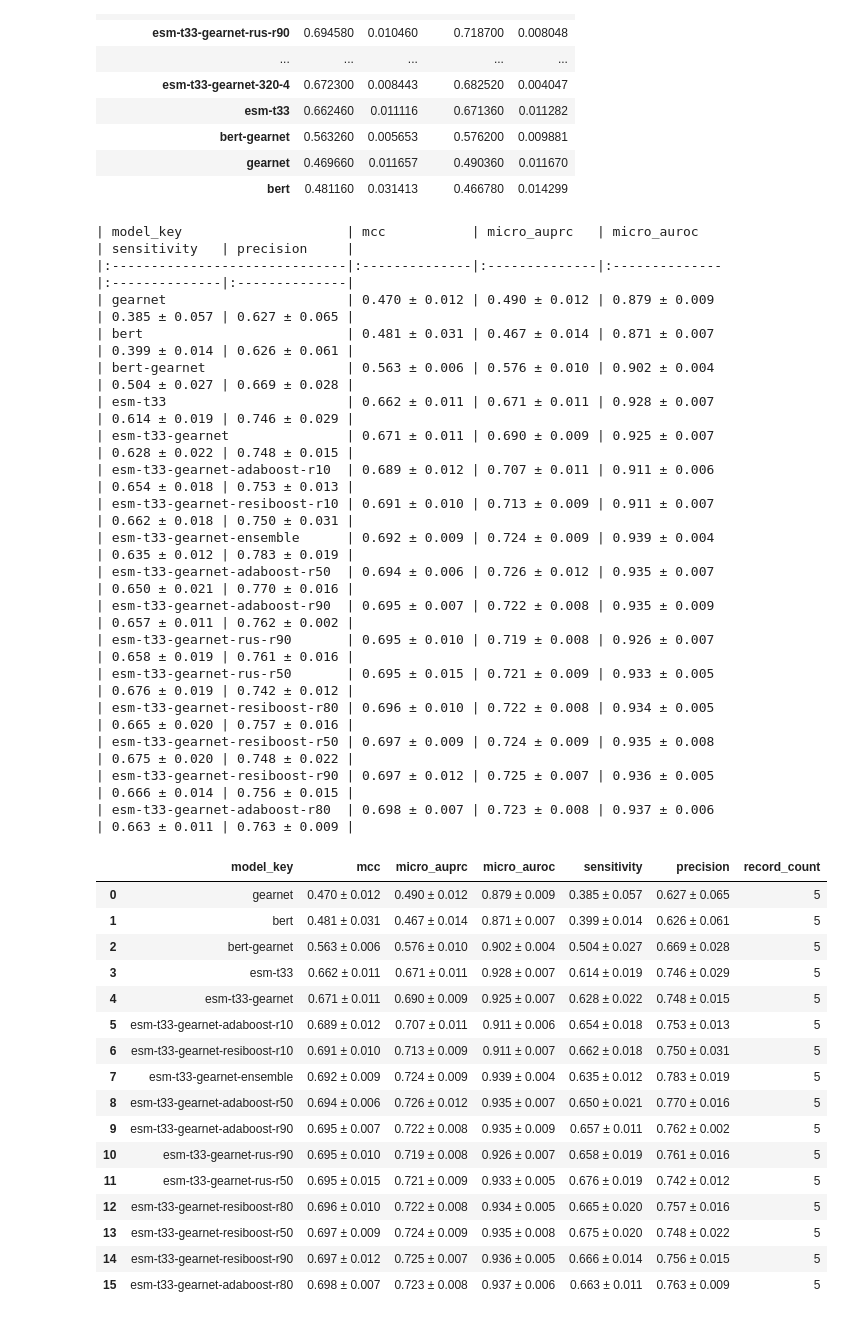
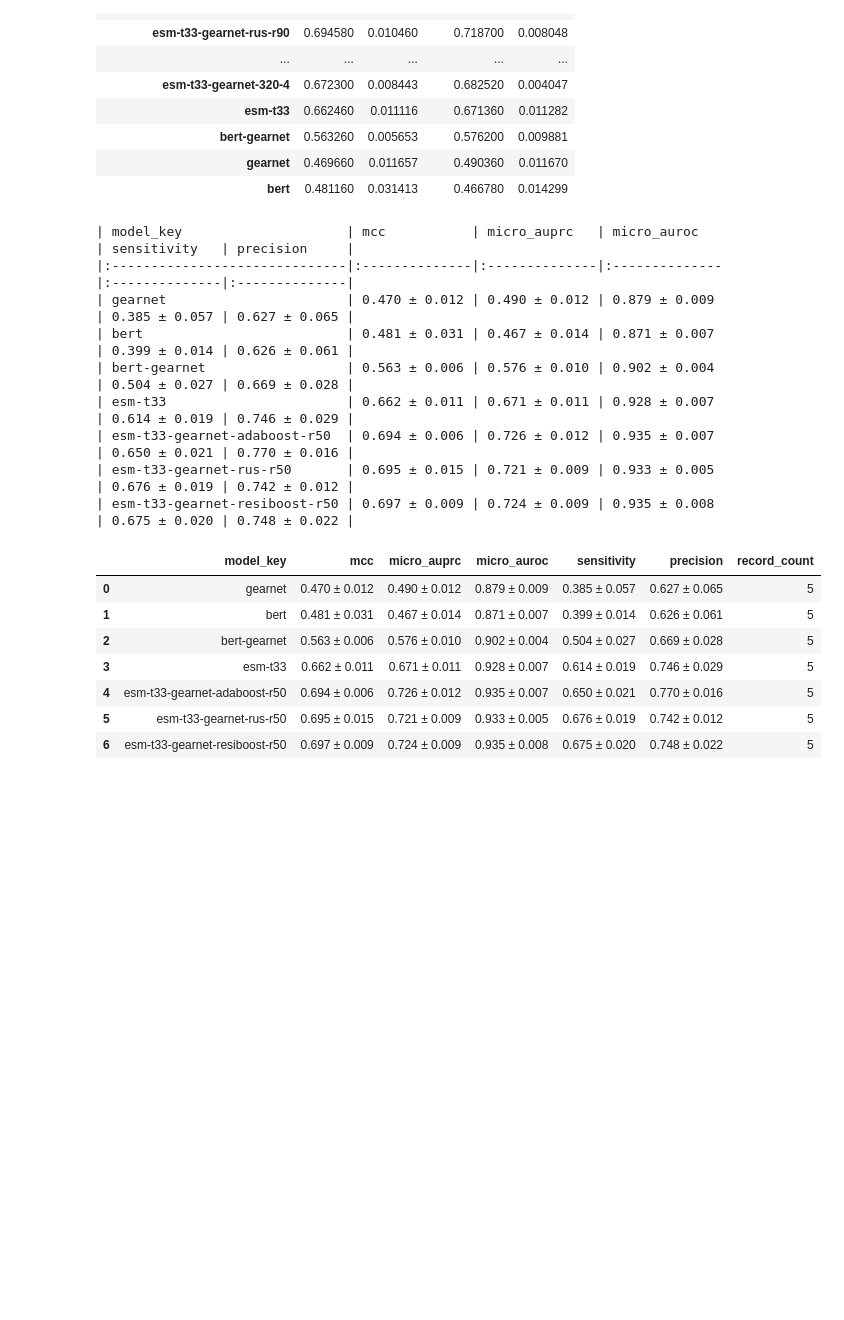
Before and after one commit to dlwocks31/MultiviewATPBind, a Jupyter notebook: result/analysis_atp.ipynb, the cells around one changed output. Drawn from its saved outputs; the diff is of its cells as text; code cells hidden in the pictures; blank space fills up the shorter version.

Commit message:
gvp model debugging

```diff
--- a/result/analysis_atp.ipynb
+++ b/result/analysis_atp.ipynb
@@ -115,52 +115,33 @@ df.groupby('model_key').agg({'mcc': ['mean', 'std'], 'micro_auprc': [
 | bert | 0.481160 | 0.031413 | 0.466780 | 0.014299 |
 # %%
 df_final = df[
-    (df['model_key'].str.startswith('esm-t33-gearnet') &
+    (df['model_key'].str.startswith('esm-t33-gearnet') & df['model_key'].str.endswith('r50') &
      ~df['model_key'].str.startswith('esm-t33-gearnet-800') &
      ~df['model_key'].str.startswith('esm-t33-gearnet-320') &
      ~df['model_key'].str.startswith('esm-t33-gearnet-640') &
      ~df['model_key'].str.startswith('esm-t33-gearnet-960')) |
     (df['model_key'] == 'gearnet') |
     (df['model_key'] == 'bert') |
     (df['model_key'] == 'bert-gearnet') |
     (df['model_key'] == 'esm-t33')
 ]
 
-
 get_stat_df(df_final)
 # %% [output]
 | model_key                     | mcc           | micro_auprc   | micro_auroc   | sensitivity   | precision     |
 |:------------------------------|:--------------|:--------------|:--------------|:--------------|:--------------|
 | gearnet                       | 0.470 ± 0.012 | 0.490 ± 0.012 | 0.879 ± 0.009 | 0.385 ± 0.057 | 0.627 ± 0.065 |
 | bert                          | 0.481 ± 0.031 | 0.467 ± 0.014 | 0.871 ± 0.007 | 0.399 ± 0.014 | 0.626 ± 0.061 |
 | bert-gearnet                  | 0.563 ± 0.006 | 0.576 ± 0.010 | 0.902 ± 0.004 | 0.504 ± 0.027 | 0.669 ± 0.028 |
 | esm-t33                       | 0.662 ± 0.011 | 0.671 ± 0.011 | 0.928 ± 0.007 | 0.614 ± 0.019 | 0.746 ± 0.029 |
-| esm-t33-gearnet               | 0.671 ± 0.011 | 0.690 ± 0.009 | 0.925 ± 0.007 | 0.628 ± 0.022 | 0.748 ± 0.015 |
-| esm-t33-gearnet-adaboost-r10  | 0.689 ± 0.012 | 0.707 ± 0.011 | 0.911 ± 0.006 | 0.654 ± 0.018 | 0.753 ± 0.013 |
-| esm-t33-gearnet-resiboost-r10 | 0.691 ± 0.010 | 0.713 ± 0.009 | 0.911 ± 0.007 | 0.662 ± 0.018 | 0.750 ± 0.031 |
-| esm-t33-gearnet-ensemble      | 0.692 ± 0.009 | 0.724 ± 0.009 | 0.939 ± 0.004 | 0.635 ± 0.012 | 0.783 ± 0.019 |
 | esm-t33-gearnet-adaboost-r50  | 0.694 ± 0.006 | 0.726 ± 0.012 | 0.935 ± 0.007 | 0.650 ± 0.021 | 0.770 ± 0.016 |
-| esm-t33-gearnet-adaboost-r90  | 0.695 ± 0.007 | 0.722 ± 0.008 | 0.935 ± 0.009 | 0.657 ± 0.011 | 0.762 ± 0.002 |
-| esm-t33-gearnet-rus-r90       | 0.695 ± 0.010 | 0.719 ± 0.008 | 0.926 ± 0.007 | 0.658 ± 0.019 | 0.761 ± 0.016 |
 | esm-t33-gearnet-rus-r50       | 0.695 ± 0.015 | 0.721 ± 0.009 | 0.933 ± 0.005 | 0.676 ± 0.019 | 0.742 ± 0.012 |
-| esm-t33-gearnet-resiboost-r80 | 0.696 ± 0.010 | 0.722 ± 0.008 | 0.934 ± 0.005 | 0.665 ± 0.020 | 0.757 ± 0.016 |
 | esm-t33-gearnet-resiboost-r50 | 0.697 ± 0.009 | 0.724 ± 0.009 | 0.935 ± 0.008 | 0.675 ± 0.020 | 0.748 ± 0.022 |
-| esm-t33-gearnet-resiboost-r90 | 0.697 ± 0.012 | 0.725 ± 0.007 | 0.936 ± 0.005 | 0.666 ± 0.014 | 0.756 ± 0.015 |
-| esm-t33-gearnet-adaboost-r80  | 0.698 ± 0.007 | 0.723 ± 0.008 | 0.937 ± 0.006 | 0.663 ± 0.011 | 0.763 ± 0.009 |
 |  | model_key | mcc | micro_auprc | micro_auroc | sensitivity | precision | record_count |
 | 0 | gearnet | 0.470 ± 0.012 | 0.490 ± 0.012 | 0.879 ± 0.009 | 0.385 ± 0.057 | 0.627 ± 0.065 | 5 |
 | 1 | bert | 0.481 ± 0.031 | 0.467 ± 0.014 | 0.871 ± 0.007 | 0.399 ± 0.014 | 0.626 ± 0.061 | 5 |
 | 2 | bert-gearnet | 0.563 ± 0.006 | 0.576 ± 0.010 | 0.902 ± 0.004 | 0.504 ± 0.027 | 0.669 ± 0.028 | 5 |
 | 3 | esm-t33 | 0.662 ± 0.011 | 0.671 ± 0.011 | 0.928 ± 0.007 | 0.614 ± 0.019 | 0.746 ± 0.029 | 5 |
-| 4 | esm-t33-gearnet | 0.671 ± 0.011 | 0.690 ± 0.009 | 0.925 ± 0.007 | 0.628 ± 0.022 | 0.748 ± 0.015 | 5 |
-| 5 | esm-t33-gearnet-adaboost-r10 | 0.689 ± 0.012 | 0.707 ± 0.011 | 0.911 ± 0.006 | 0.654 ± 0.018 | 0.753 ± 0.013 | 5 |
-| 6 | esm-t33-gearnet-resiboost-r10 | 0.691 ± 0.010 | 0.713 ± 0.009 | 0.911 ± 0.007 | 0.662 ± 0.018 | 0.750 ± 0.031 | 5 |
-| 7 | esm-t33-gearnet-ensemble | 0.692 ± 0.009 | 0.724 ± 0.009 | 0.939 ± 0.004 | 0.635 ± 0.012 | 0.783 ± 0.019 | 5 |
-| 8 | esm-t33-gearnet-adaboost-r50 | 0.694 ± 0.006 | 0.726 ± 0.012 | 0.935 ± 0.007 | 0.650 ± 0.021 | 0.770 ± 0.016 | 5 |
-| 9 | esm-t33-gearnet-adaboost-r90 | 0.695 ± 0.007 | 0.722 ± 0.008 | 0.935 ± 0.009 | 0.657 ± 0.011 | 0.762 ± 0.002 | 5 |
-| 10 | esm-t33-gearnet-rus-r90 | 0.695 ± 0.010 | 0.719 ± 0.008 | 0.926 ± 0.007 | 0.658 ± 0.019 | 0.761 ± 0.016 | 5 |
-| 11 | esm-t33-gearnet-rus-r50 | 0.695 ± 0.015 | 0.721 ± 0.009 | 0.933 ± 0.005 | 0.676 ± 0.019 | 0.742 ± 0.012 | 5 |
-| 12 | esm-t33-gearnet-resiboost-r80 | 0.696 ± 0.010 | 0.722 ± 0.008 | 0.934 ± 0.005 | 0.665 ± 0.020 | 0.757 ± 0.016 | 5 |
-| 13 | esm-t33-gearnet-resiboost-r50 | 0.697 ± 0.009 | 0.724 ± 0.009 | 0.935 ± 0.008 | 0.675 ± 0.020 | 0.748 ± 0.022 | 5 |
-| 14 | esm-t33-gearnet-resiboost-r90 | 0.697 ± 0.012 | 0.725 ± 0.007 | 0.936 ± 0.005 | 0.666 ± 0.014 | 0.756 ± 0.015 | 5 |
-| 15 | esm-t33-gearnet-adaboost-r80 | 0.698 ± 0.007 | 0.723 ± 0.008 | 0.937 ± 0.006 | 0.663 ± 0.011 | 0.763 ± 0.009 | 5 |
+| 4 | esm-t33-gearnet-adaboost-r50 | 0.694 ± 0.006 | 0.726 ± 0.012 | 0.935 ± 0.007 | 0.650 ± 0.021 | 0.770 ± 0.016 | 5 |
+| 5 | esm-t33-gearnet-rus-r50 | 0.695 ± 0.015 | 0.721 ± 0.009 | 0.933 ± 0.005 | 0.676 ± 0.019 | 0.742 ± 0.012 | 5 |
+| 6 | esm-t33-gearnet-resiboost-r50 | 0.697 ± 0.009 | 0.724 ± 0.009 | 0.935 ± 0.008 | 0.675 ± 0.020 | 0.748 ± 0.022 | 5 |
```
Also changed, not shown: parts of 1 cell of this notebook, 10 other files.
